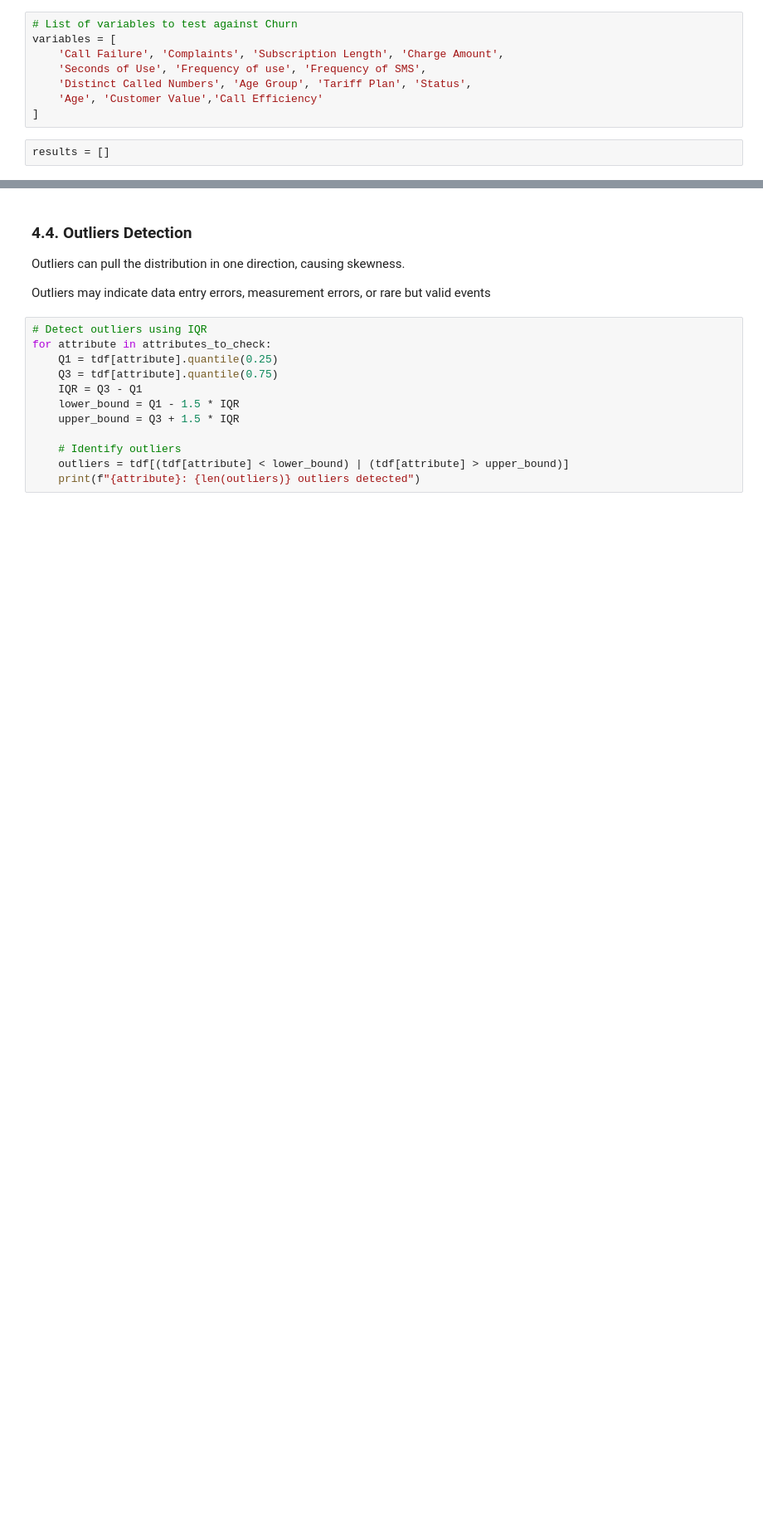
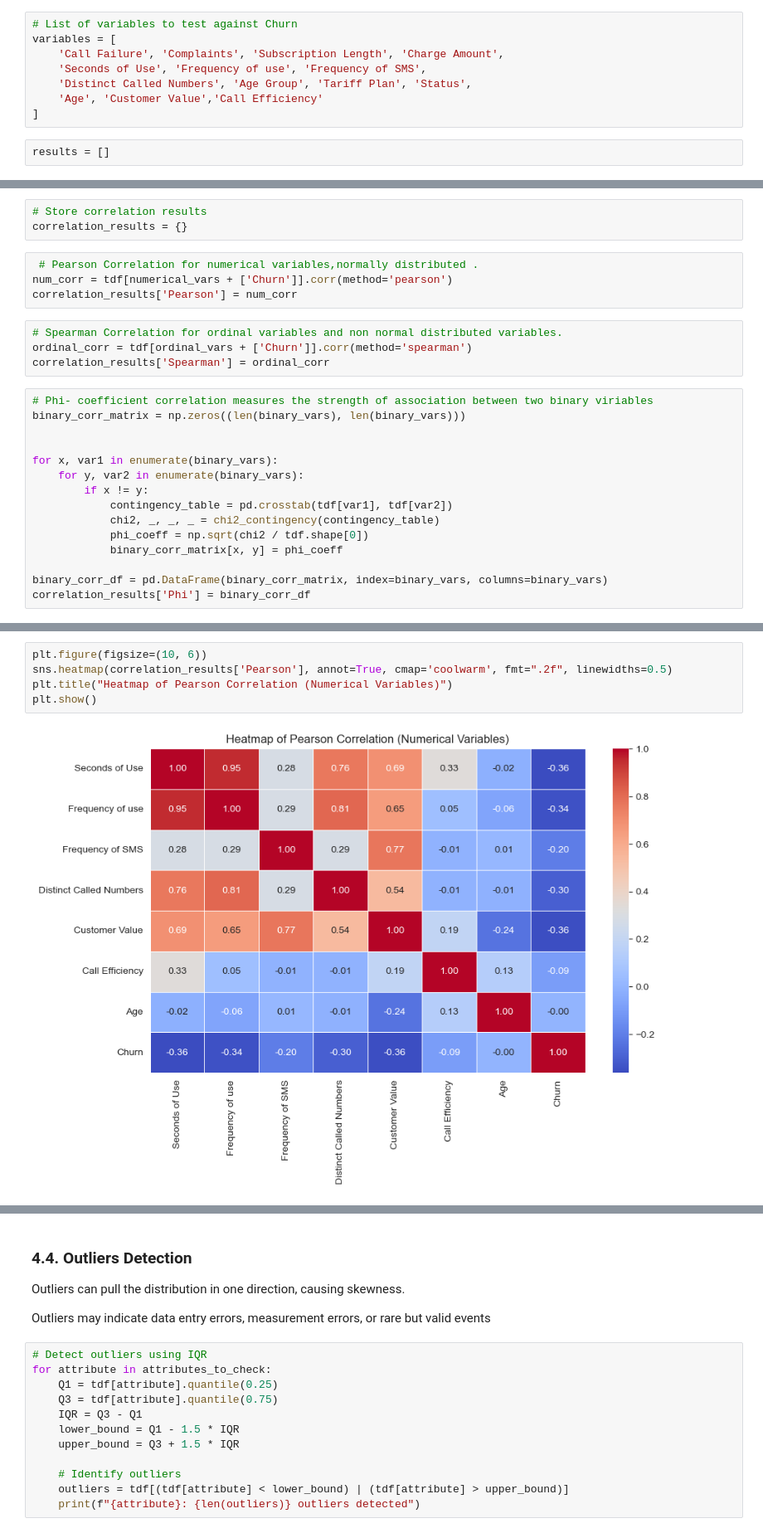
Before and after one commit to Miracle-Bassey/TelecomChurnModel, a Jupyter notebook: notebook/EDA.ipynb, the cells around one changed output, grey strips where cells are left out. Shown at 83% size. Saved outputs shown, nothing was run; the diff lists cells and outputs as text; blank space fills up the shorter version.

```diff
--- a/notebook/EDA.ipynb
+++ b/notebook/EDA.ipynb
@@ -1156,0 +958,26 @@ memory usage: 423.0 KB
+# %%
+# Store correlation results
+correlation_results = {}
+# %%
+ # Pearson Correlation for numerical variables,normally distributed .
+num_corr = tdf[numerical_vars + ['Churn']].corr(method='pearson')
+correlation_results['Pearson'] = num_corr
+# %%
+# Spearman Correlation for ordinal variables and non normal distributed variables.
+ordinal_corr = tdf[ordinal_vars + ['Churn']].corr(method='spearman')
+correlation_results['Spearman'] = ordinal_corr
+# %%
+# Phi- coefficient correlation measures the strength of association between two binary viriables
+binary_corr_matrix = np.zeros((len(binary_vars), len(binary_vars)))
+
+
+for x, var1 in enumerate(binary_vars):
+    for y, var2 in enumerate(binary_vars):
+        if x != y:
+            contingency_table = pd.crosstab(tdf[var1], tdf[var2])
+            chi2, _, _, _ = chi2_contingency(contingency_table)
+            phi_coeff = np.sqrt(chi2 / tdf.shape[0])
+            binary_corr_matrix[x, y] = phi_coeff
+
+binary_corr_df = pd.DataFrame(binary_corr_matrix, index=binary_vars, columns=binary_vars)
+correlation_results['Phi'] = binary_corr_df
@@ -1156,0 +988,7 @@ memory usage: 423.0 KB
+# %%
+plt.figure(figsize=(10, 6))
+sns.heatmap(correlation_results['Pearson'], annot=True, cmap='coolwarm', fmt=".2f", linewidths=0.5)
+plt.title("Heatmap of Pearson Correlation (Numerical Variables)")
+plt.show()
+# %% [output]
+[figure, added]
```
Also changed, not shown: parts of 83 cells of this notebook, 7 other files.
